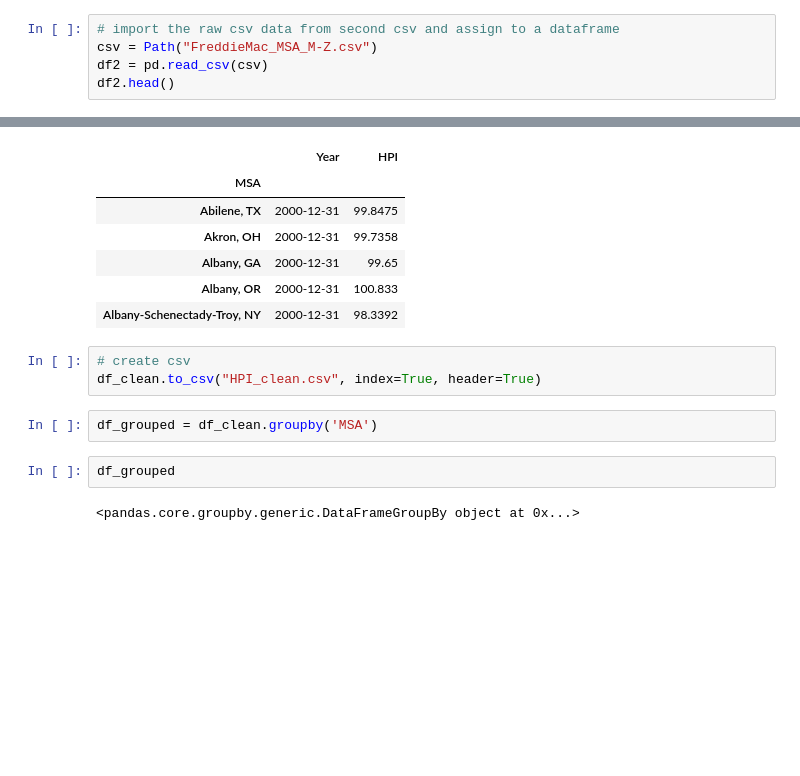
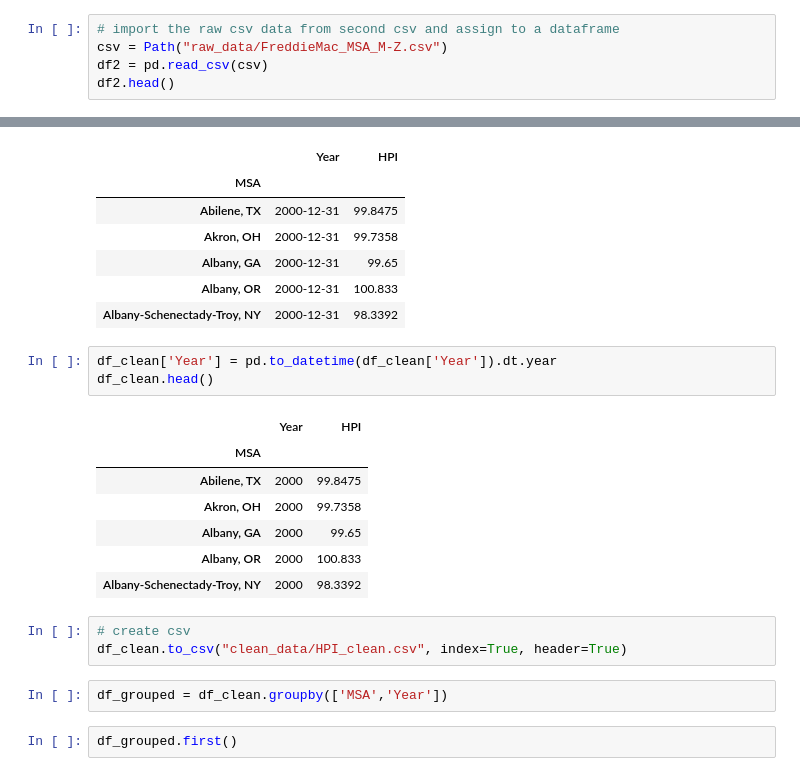
Before and after one commit to jjalomo93/Real_Estate_Dashboard, a Jupyter notebook: HPI_cleaning.ipynb, the cells around one changed output, grey strips where cells are left out. Drawn from its saved outputs; the diff is of its cells as text; blank space fills up the shorter version.

Commit message:
updated clean file to put dates in YYYY format

```diff
--- a/HPI_cleaning.ipynb
+++ b/HPI_cleaning.ipynb
@@ -58,7 +63,7 @@ df1_yearly.head()
 ________________________________________
 # %%
 # import the raw csv data from second csv and assign to a dataframe
-csv = Path("FreddieMac_MSA_M-Z.csv")
+csv = Path("raw_data/FreddieMac_MSA_M-Z.csv")
 df2 = pd.read_csv(csv)
 df2.head()
 # %% [output]
@@ -224,12 +231,21 @@ df_clean.head()
 | Albany, GA | 2000-12-31 | 99.65 |
 | Albany, OR | 2000-12-31 | 100.833 |
 | Albany-Schenectady-Troy, NY | 2000-12-31 | 98.3392 |
+# %%
+df_clean['Year'] = pd.to_datetime(df_clean['Year']).dt.year
+df_clean.head()
+# %% [output]
+|  | Year | HPI |
+| MSA |  |  |
+| Abilene, TX | 2000 | 99.8475 |
+| Akron, OH | 2000 | 99.7358 |
+| Albany, GA | 2000 | 99.65 |
+| Albany, OR | 2000 | 100.833 |
+| Albany-Schenectady-Troy, NY | 2000 | 98.3392 |
 # %%
 # create csv
-df_clean.to_csv("HPI_clean.csv", index=True, header=True)
+df_clean.to_csv("clean_data/HPI_clean.csv", index=True, header=True)
 # %%
-df_grouped = df_clean.groupby('MSA')
+df_grouped = df_clean.groupby(['MSA','Year'])
 # %%
-df_grouped
+df_grouped.first()
-# %% [output]
-<pandas.core.groupby.generic.DataFrameGroupBy object at 0x...>
```
Also changed, not shown: parts of 6 cells of this notebook, 6 other files.
